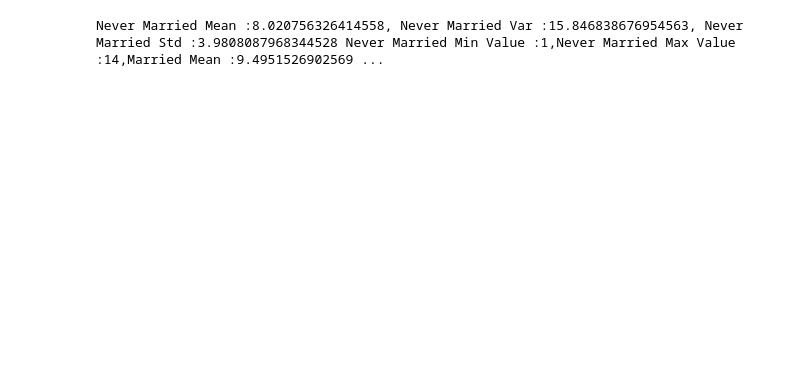
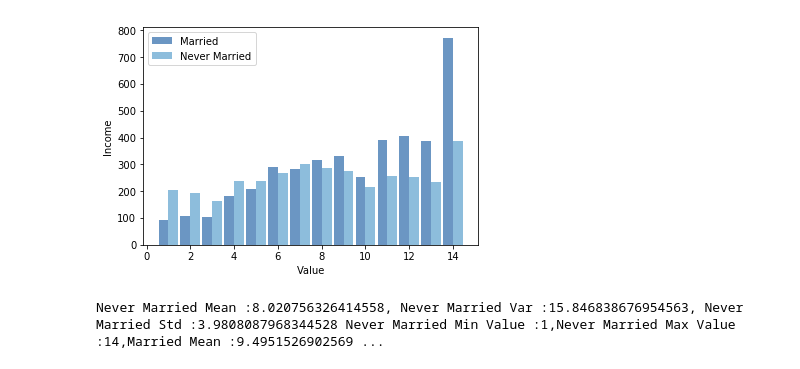
Before and after one commit to ammoti/CS240, a Jupyter notebook: Homework2_212970649/Homework2.ipynb, the cells around one changed output. Saved outputs shown, nothing was run; the diff lists cells and outputs as text; code cells hidden in the pictures; blank space fills up the shorter version.

```diff
--- a/Homework2_212970649/Homework2.ipynb
+++ b/Homework2_212970649/Homework2.ipynb
@@ -29,12 +83,14 @@ Hist({14: 1160, 12: 658, 11: 647, 13: 623, 9: 607, 8: 606, 7: 583, 6: 559, 10: 4
 # %%
 #Question 4
 married,neverMarried = pres[pres.fmarno>=1],pres[pres.fmarno==0]
 married_hist = thinkstats2.Hist(married.totincr, label='Married')
 neverMarried_hist = thinkstats2.Hist(neverMarried.totincr, label='Never Married')
 thinkplot.PrePlot(2)
 thinkplot.Hist(married_hist, align='right', width=0.45)
 thinkplot.Hist(neverMarried_hist, align='left', width=0.45)
-thinkplot.Config(xlabel='Count', ylabel='Income')
+thinkplot.Config(xlabel='Value', ylabel='Income')
+# %% [output]
+[figure, added]
 # %%
 #Question 5
 NeverMean = neverMarried.totincr.mean()
```
Also changed, not shown: parts of 7 cells of this notebook.
